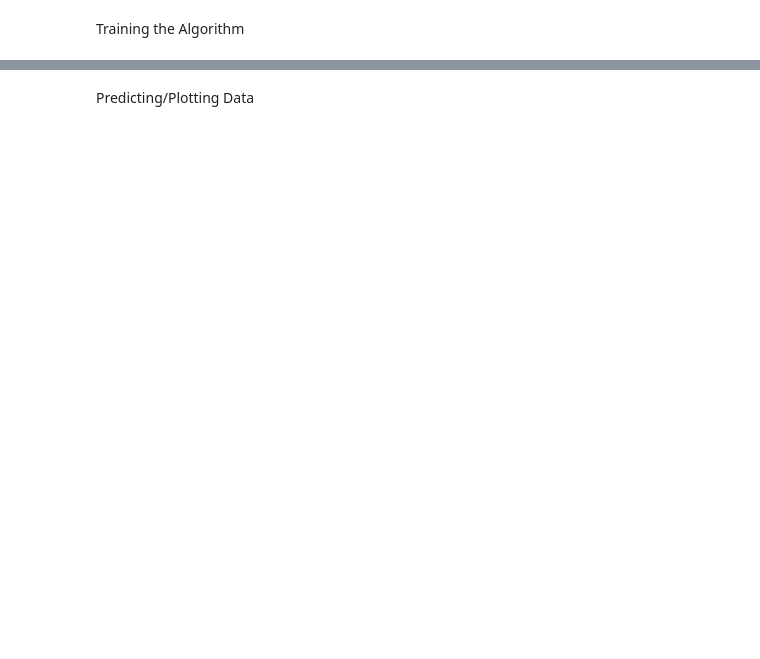
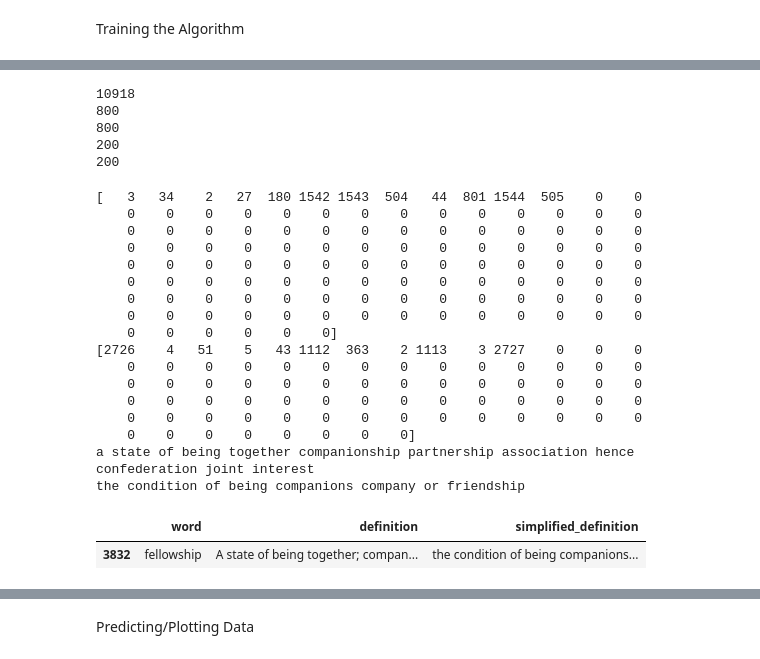
Before and after one commit to gumphso/child-friendly-definitions, a Jupyter notebook: notebooks/start/EnglishDefinitionSimplifier.ipynb, the cells around one changed output, grey strips where cells are left out. Cells and saved outputs as stored; diff of their text form; code cells hidden in the pictures; blank space fills up the shorter version.

```diff
--- a/notebooks/start/EnglishDefinitionSimplifier.ipynb
+++ b/notebooks/start/EnglishDefinitionSimplifier.ipynb
@@ -174,0 +313,51 @@ Training the Algorithm
+# %%
+train_ratio = 0.8
+
+# Split the DataFrame into training and validation sets
+train_x = full_train_x[:int(len(full_train_x) * train_ratio)]
+train_y = full_train_y[:int(len(full_train_y) * train_ratio)]
+val_x = full_train_x[int(len(full_train_x) * train_ratio):]
+val_y = full_train_y[int(len(full_train_y) * train_ratio):]
+
+# Convert the Pandas DataFrame to TensorFlow Dataset
+#train_ds = tf.data.Dataset.from_tensor_slices((train_df.values[:, :-1], train_df.values[:, -1]))
+#val_ds = tf.data.Dataset.from_tensor_slices((val_df.values[:, :-1], val_df.values[:, -1]))
+print(len(fullDs['definition'])) # 10918
+print(len(train_x)) # 8734
+print(len(train_y)) # 8734
+print(len(val_x)) # 2184
+print(len(val_y)) # 2184
+# %% [output]
+10918
+800
+800
+200
+200
+# %%
+print(full_train_x[0]) # def (should be head(1))
+print(full_train_y[0]) # simp def
+
+print(defTokenizer.sequences_to_texts([full_train_x[0]])[0])
+print(simpDefTokenizer.sequences_to_texts([full_train_y[0]])[0])
+print("\n\n\n")
+fullDs.head(1)
+# %% [output]
+[   3   34    2   27  180 1542 1543  504   44  801 1544  505    0    0
+    0    0    0    0    0    0    0    0    0    0    0    0    0    0
+    0    0    0    0    0    0    0    0    0    0    0    0    0    0
+    0    0    0    0    0    0    0    0    0    0    0    0    0    0
+    0    0    0    0    0    0    0    0    0    0    0    0    0    0
+    0    0    0    0    0    0    0    0    0    0    0    0    0    0
+    0    0    0    0    0    0    0    0    0    0    0    0    0    0
+    0    0    0    0    0    0    0    0    0    0    0    0    0    0
+    0    0    0    0    0    0]
+[2726    4   51    5   43 1112  363    2 1113    3 2727    0    0    0
+    0    0    0    0    0    0    0    0    0    0    0    0    0    0
+    0    0    0    0    0    0    0    0    0    0    0    0    0    0
+    0    0    0    0    0    0    0    0    0    0    0    0    0    0
+    0    0    0    0    0    0    0    0    0    0    0    0    0    0
+    0    0    0    0    0    0    0    0]
+a state of being together companionship partnership association hence confederation joint interest
+the condition of being companions company or friendship
+|  | word | definition | simplified_definition |
+| 3832 | fellowship | A state of being together; compan... | the condition of being companions... |
```
Also changed, not shown: parts of 29 cells of this notebook.
